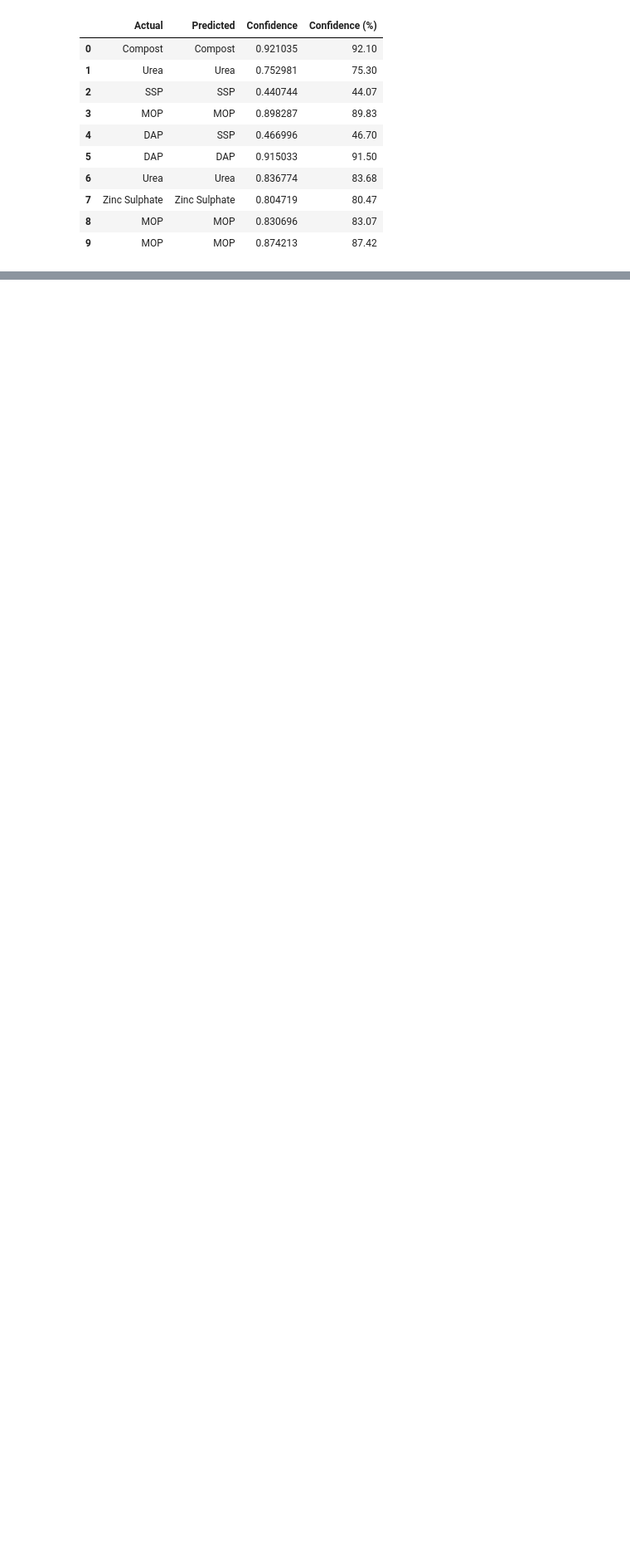
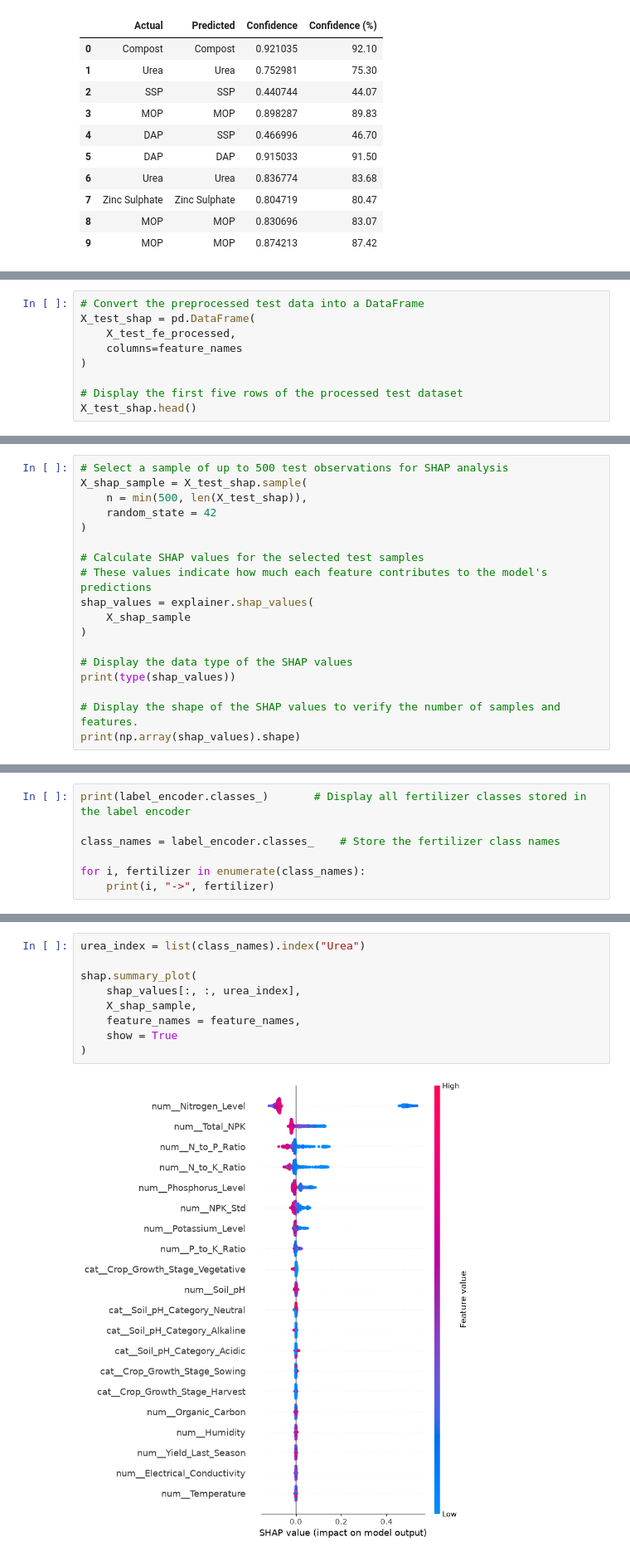
Before and after one commit to RumethW/AI-Powered-Fertilizer-Recommendation-System, a Jupyter notebook: ml_model.ipynb, the cells around one changed output, grey strips where cells are left out. Shown at 83% size. Drawn from its saved outputs; the diff is of its cells as text; blank space fills up the shorter version.

```diff
--- a/ml_model.ipynb
+++ b/ml_model.ipynb
@@ -1288,0 +1331,9 @@ sample_results
+# %%
+# Convert the preprocessed test data into a DataFrame
+X_test_shap = pd.DataFrame(
+    X_test_fe_processed,
+    columns=feature_names
+)
+
+# Display the first five rows of the processed test dataset
+X_test_shap.head()
@@ -1288,0 +1350,18 @@ sample_results
+# %%
+# Select a sample of up to 500 test observations for SHAP analysis
+X_shap_sample = X_test_shap.sample(
+    n = min(500, len(X_test_shap)),
+    random_state = 42
+)
+
+# Calculate SHAP values for the selected test samples
+# These values indicate how much each feature contributes to the model's predictions
+shap_values = explainer.shap_values(
+    X_shap_sample
+)
+
+# Display the data type of the SHAP values
+print(type(shap_values))
+
+# Display the shape of the SHAP values to verify the number of samples and features.
+print(np.array(shap_values).shape)
@@ -1288,0 +1435,7 @@ sample_results
+# %%
+print(label_encoder.classes_)       # Display all fertilizer classes stored in the label encoder
+
+class_names = label_encoder.classes_    # Store the fertilizer class names
+
+for i, fertilizer in enumerate(class_names):
+    print(i, "->", fertilizer)
@@ -1288,0 +1453,11 @@ sample_results
+# %%
+urea_index = list(class_names).index("Urea")
+
+shap.summary_plot(
+    shap_values[:, :, urea_index],
+    X_shap_sample,
+    feature_names = feature_names,
+    show = True
+)
+# %% [output]
+[figure, added]
```
Also changed, not shown: parts of 26 cells of this notebook.
